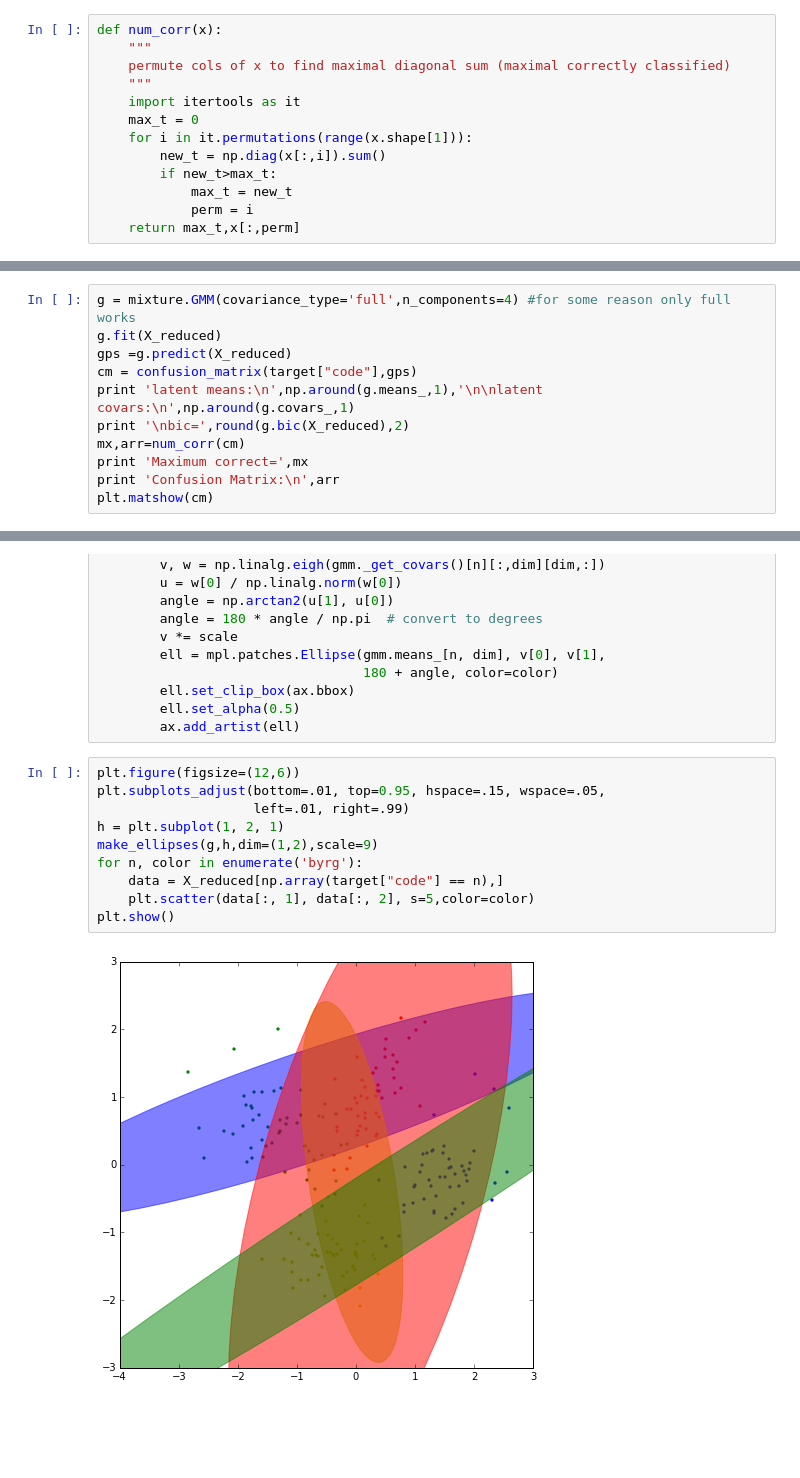
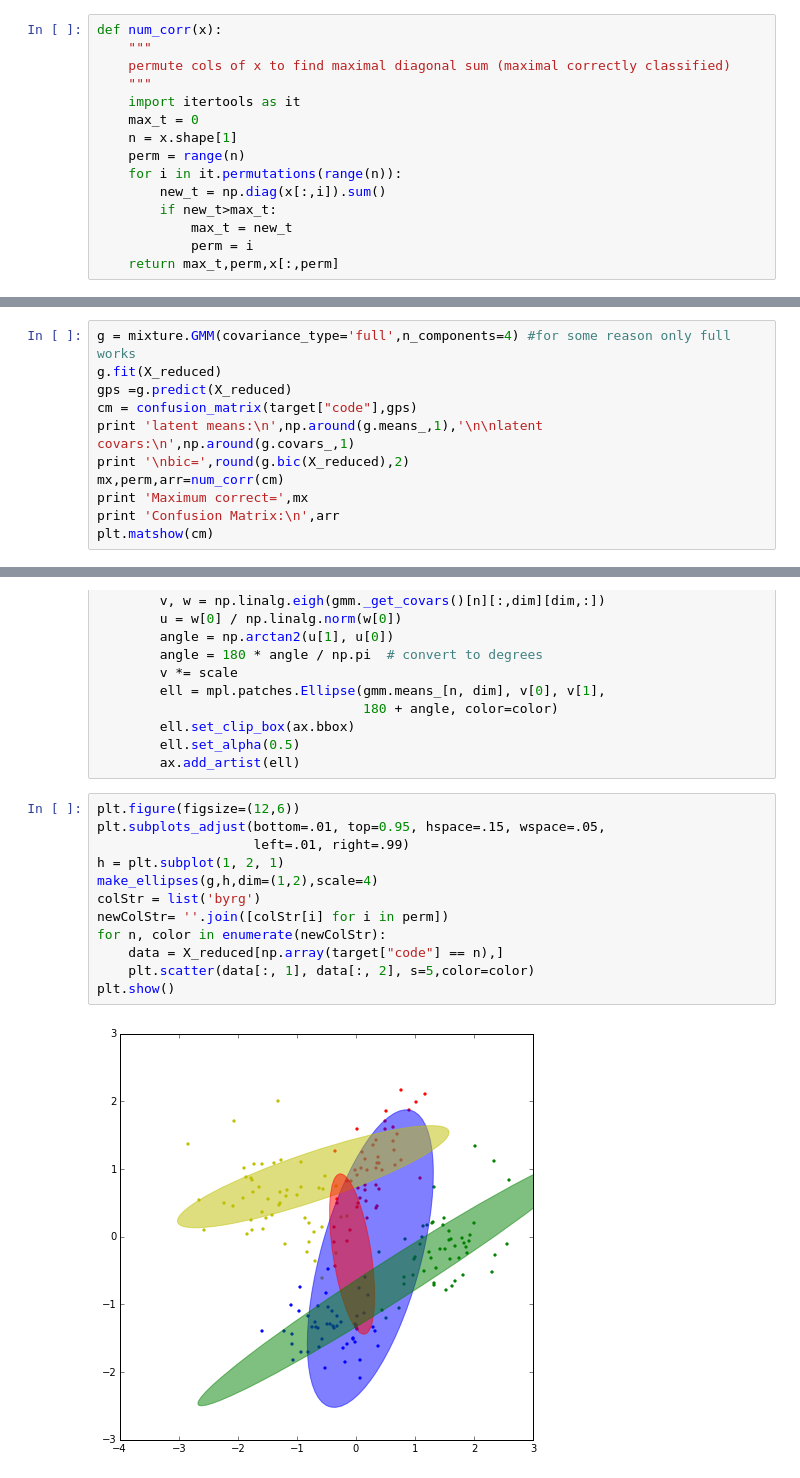
Before and after one commit to marcascott/January_Class, a Jupyter notebook: Class1.ipynb, the cells around one changed output, grey strips where cells are left out. Drawn from its saved outputs; the diff is of its cells as text; blank space fills up the shorter version.

```diff
--- a/Class1.ipynb
+++ b/Class1.ipynb
@@ -142,12 +142,14 @@ def num_corr(x):
     """
     import itertools as it
     max_t = 0
-    for i in it.permutations(range(x.shape[1])):
+    n = x.shape[1]
+    perm = range(n)
+    for i in it.permutations(range(n)):
         new_t = np.diag(x[:,i]).sum()
         if new_t>max_t:
             max_t = new_t
             perm = i
-    return max_t,x[:,perm]
+    return max_t,perm,x[:,perm]
 # %%
 X_reduced = PCA(n_components=5).fit_transform(obs) #running on PCs seems to correct the convergence problem
 # %%
@@ -259,7 +261,7 @@ gps =g.predict(X_reduced)
 cm = confusion_matrix(target["code"],gps)
 print 'latent means:\n',np.around(g.means_,1),'\n\nlatent covars:\n',np.around(g.covars_,1)
 print '\nbic=',round(g.bic(X_reduced),2)
-mx,arr=num_corr(cm)
+mx,perm,arr=num_corr(cm)
 print 'Maximum correct=',mx
 print 'Confusion Matrix:\n',arr
 plt.matshow(cm)
@@ -306,12 +308,14 @@ def make_ellipses(gmm, ax, dim=(0,1),scale=9):
 # %%
 plt.figure(figsize=(12,6))
 plt.subplots_adjust(bottom=.01, top=0.95, hspace=.15, wspace=.05,
                     left=.01, right=.99)
 h = plt.subplot(1, 2, 1)
-make_ellipses(g,h,dim=(1,2),scale=9)
-for n, color in enumerate('byrg'):
+make_ellipses(g,h,dim=(1,2),scale=4)
+colStr = list('byrg')
+newColStr= ''.join([colStr[i] for i in perm])
+for n, color in enumerate(newColStr):
     data = X_reduced[np.array(target["code"] == n),]
     plt.scatter(data[:, 1], data[:, 2], s=5,color=color)
 plt.show()
 # %% [output]
-[figure, old version]
+[figure, new version]
```
Also changed, not shown: parts of 6 cells of this notebook.
